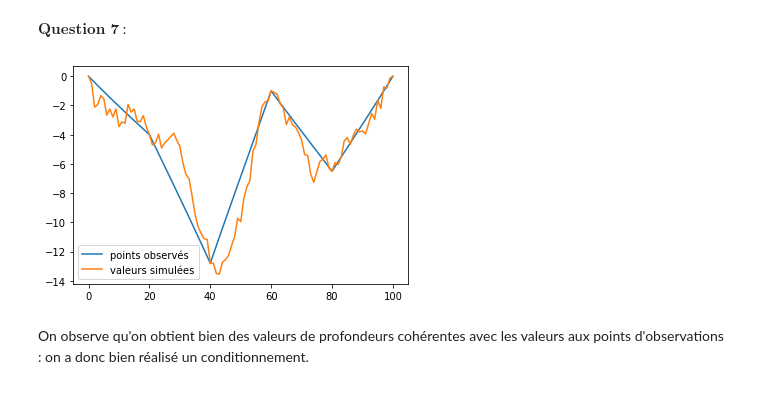
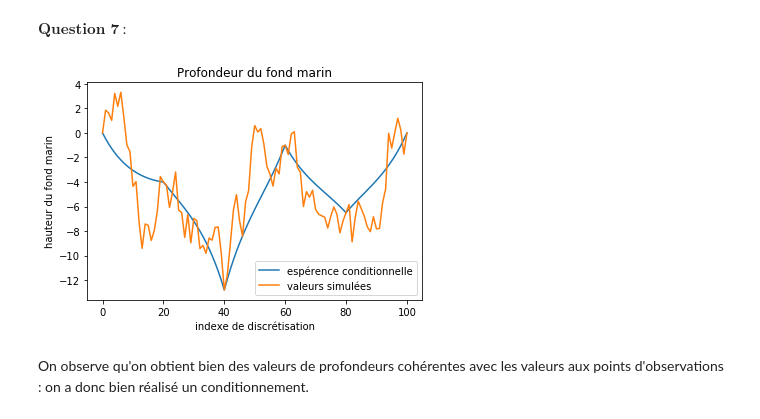
Before and after one commit to florentdup/Projet-maths-info, a Jupyter notebook: projet_cable_sous_marin.ipynb, the cells around one changed output. Saved outputs shown, nothing was run; the diff lists cells and outputs as text; code cells hidden in the pictures.

```diff
--- a/projet_cable_sous_marin.ipynb
+++ b/projet_cable_sous_marin.ipynb
@@ -83,7 +83,7 @@ $\textbf{Question 2}$ : On défini mat_distance qui retourne la matrice de dista
 def matrice_distance(x):
     A=np.array([x]*len(x)).T
     B=np.array([x]*len(x))
-    return np.abs(A-B)
+    return np.abs((A-B)*Delta)
 # %% [markdown]
 $\textbf{Question 3}$ : Le calcul de la matrice de covariance est réalisé par le code suivant:
 # %%
@@ -112,12 +112,19 @@ cov_y = np.delete(np.delete(matrice_covZ, observation_indexes, axis=0), observat
 # %% [markdown]
 $\textbf{Question 5}$ :
 # %%
-my = np.full((95,),-5)
+my = np.full((95),-5)
 cov_z_inv = np.linalg.inv(cov_z)
 m_cond = my + np.dot(cov_yz, np.dot(cov_z_inv, depth - np.full((6,), -5))) #Attention erreur de signe ? dans la formule c'est marqué - et non + mais on voit ici que c'est + qui marche
 l = m_cond.copy()
 for i in range(6):
     l = np.insert(l,observation_indexes[i],depth[i])
+
+
+fig, ax = plt.subplots()
+ax.set_title("Représentation de l'espérence conditionnelle")
+ax.set_xlabel('indexe de discrétisation')
+ax.set_ylabel('hauteur du fond marin')
+
 plt.plot(l)
 plt.show()
 # %% [output]
@@ -138,18 +151,24 @@ $\textbf{Question 7}$ :
 # %%
 def simulation():
     y = np.random.randn(95)
     R = np.linalg.cholesky(csy)
     Z = m_cond + np.dot(R,y)
     for i in range(6):
         Z = np.insert(Z,observation_indexes[i],depth[i])
     return Z
 Z = simulation()
-plt.plot(l ,label="points observés")
+
+fig, ax = plt.subplots()
+ax.set_title("Profondeur du fond marin")
+ax.set_xlabel('indexe de discrétisation')
+ax.set_ylabel('hauteur du fond marin')
+
+plt.plot(l ,label="espérence conditionnelle")
 plt.plot(Z, label="valeurs simulées")
 plt.legend()
 plt.show()
 # %% [output]
-[figure, old version]
+[figure, new version]
 # %% [markdown]
 On observe qu'on obtient bien des valeurs de profondeurs cohérentes avec les valeurs aux points d'observations : on a donc bien réalisé un conditionnement.
 # %% [markdown]
```
Also changed, not shown: parts of 16 cells of this notebook.
